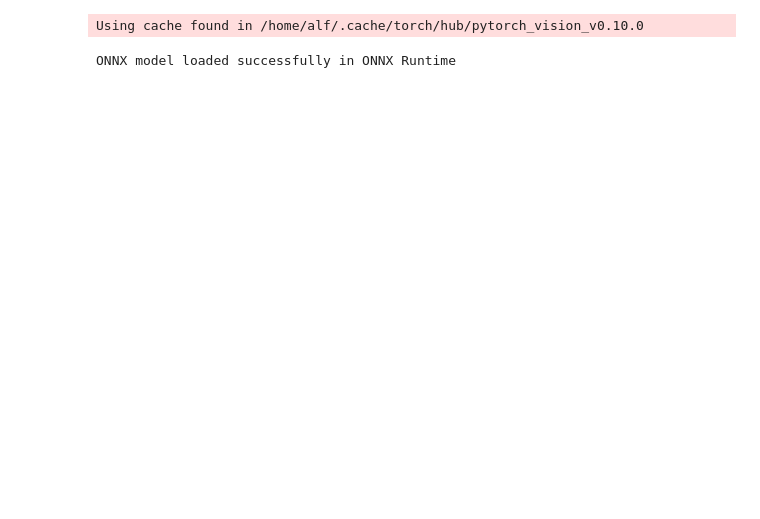
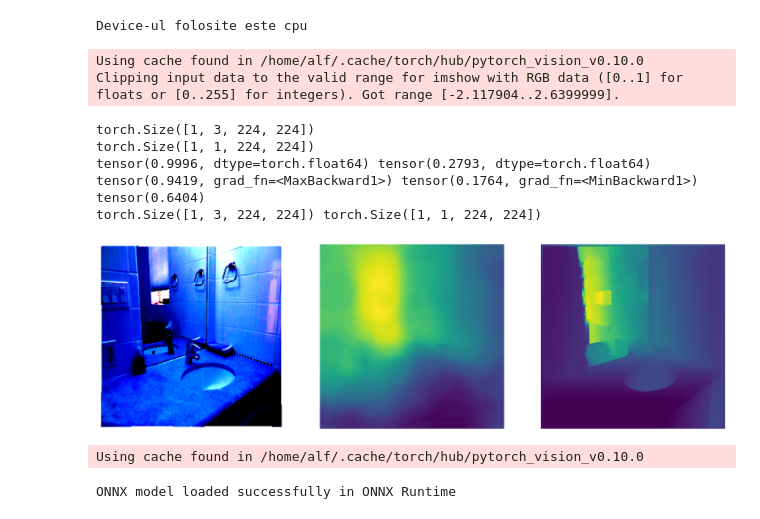
Before and after one commit to AlfredPietraru/Fast-Depth-Reimplementation, a Jupyter notebook: fast_depth.ipynb, the cells around one changed output. Cells and saved outputs as stored; diff of their text form; code cells hidden in the pictures; blank space fills up the shorter version.

```diff
--- a/fast_depth.ipynb
+++ b/fast_depth.ipynb
@@ -303,35 +288,37 @@ Using cache found in /home/alf/.cache/torch/hub/pytorch_vision_v0.10.0
 # %%
-# model = FastDepth()
-# model.load_state_dict(torch.load("./depth_model.pth", weights_only=True))
-model.to("cpu")
-
-# def compute_depth_accuracy_batch_photos(found_depth : torch.tensor, depth : torch.tensor):
-#     right_examples = torch.div(torch.abs(found_depth - depth), depth) < 0.25
-#     size = right_examples.shape[0] * right_examples.shape[1] * right_examples.shape[2] * right_examples.shape[3]
-#     return torch.sum(right_examples) / size
-
+model = get_cpu_model(True)
 for iddx, (images, labels) in enumerate(data["validation"]):
     print(images.shape)
     print(labels.shape)
     out = model(images)
     print(torch.max(labels), torch.min(labels))
     print(torch.max(out), torch.min(out))
     print(compute_depth_accuracy_batch_photos(out, labels))
     print(images.shape, labels.shape)
     initial_image = images[0].permute((1, 2, 0))
     labels_image = labels[0].permute((1, 2, 0))
     output_image = out[0].permute((1, 2, 0))
-    # initial_image = (initial_image.detach().cpu().numpy().squeeze())
     labels_image = (labels_image.detach().cpu().numpy().squeeze())
     output_image = (output_image.detach().cpu().numpy().squeeze())
     plt.figure(figsize=(24, 24))
     plt.subplot(1, 3, 1)
     plt.imshow(initial_image)
     plt.axis('off')
     plt.subplot(1, 3, 2)
     plt.imshow(output_image)
     plt.axis('off')
     plt.subplot(1, 3, 3)
     plt.imshow(labels_image)
     plt.axis('off')
     break
+# %% [output]
+Device-ul folosite este cpu
+Using cache found in /home/alf/.cache/torch/hub/pytorch_vision_v0.10.0
+Clipping input data to the valid range for imshow with RGB data ([0..1] for floats or [0..255] for integers). Got range [-2.117904..2.6399999].
+torch.Size([1, 3, 224, 224])
+torch.Size([1, 1, 224, 224])
+tensor(0.9996, dtype=torch.float64) tensor(0.2793, dtype=torch.float64)
+tensor(0.9419, grad_fn=<MaxBackward1>) tensor(0.1764, grad_fn=<MinBackward1>)
+tensor(0.6404)
+torch.Size([1, 3, 224, 224]) torch.Size([1, 1, 224, 224])
+[figure, added]
@@ -355,13 +325,11 @@ print(depth_this_image)
 # %%
-torch_input = torch.rand(size=(1, 3, 224, 224))
+torch_input = torch.rand(size=(1, 3, 480, 640))
 model_to_convert = FastDepth()
 model_to_convert.load_state_dict(torch.load(PATH_MODEL, weights_only=True))
 torch.onnx.export(model_to_convert, torch_input, "fast_depth.onnx", opset_version=11)
+import onnxruntime
+session = onnxruntime.InferenceSession("./fast_depth.onnx")
+print("ONNX model loaded successfully in ONNX Runtime")
 # %% [output]
 Using cache found in /home/alf/.cache/torch/hub/pytorch_vision_v0.10.0
+ONNX model loaded successfully in ONNX Runtime
-# %%
-import onnxruntime
-session = onnxruntime.InferenceSession("./fast_depth.onnx")
-print("ONNX model loaded successfully in ONNX Runtime")
-# %% [output]
-ONNX model loaded successfully in ONNX Runtime
```
Also changed, not shown: parts of 7 cells of this notebook.
